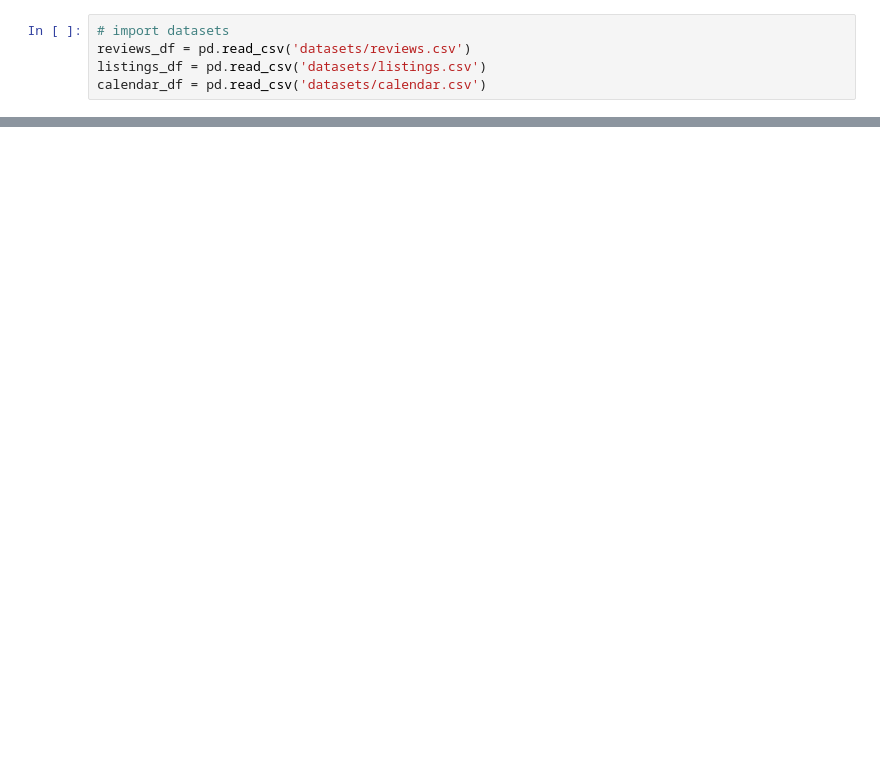
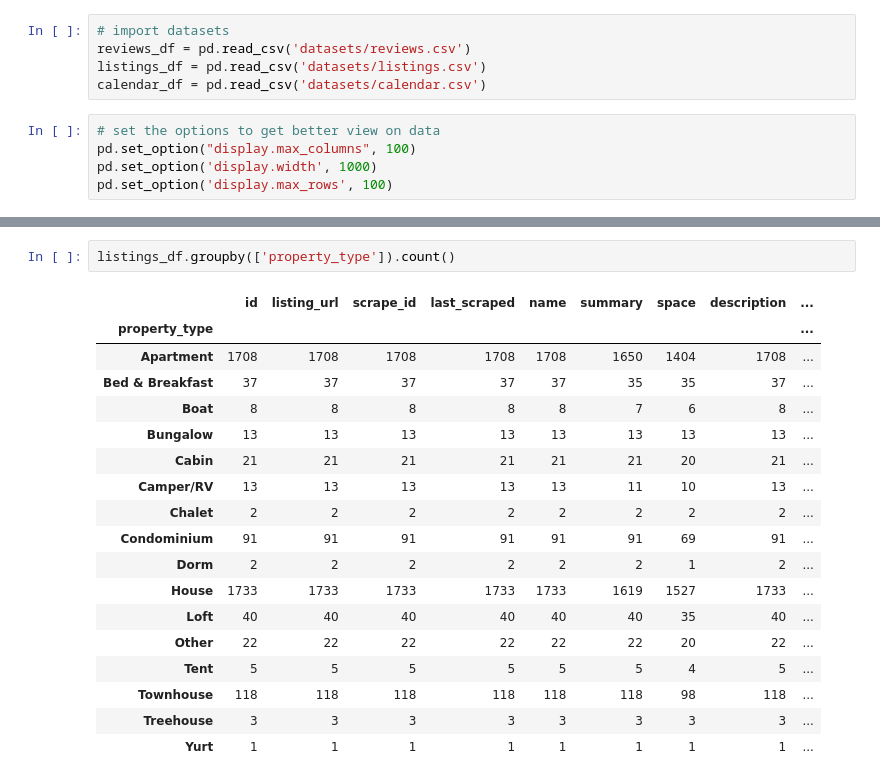
Before and after one commit to jonaletil/Write-A-Data-Science-Blog-Post, a Jupyter notebook: seattle_airbnb_open_data.ipynb, the cells around one changed output, grey strips where cells are left out. Saved outputs shown, nothing was run; the diff lists cells and outputs as text; blank space fills up the shorter version.

Commit message:
importing and analyzing the data

```diff
--- a/seattle_airbnb_open_data.ipynb
+++ b/seattle_airbnb_open_data.ipynb
@@ -10,3 +36,8 @@ import seaborn as sns
 reviews_df = pd.read_csv('datasets/reviews.csv')
 listings_df = pd.read_csv('datasets/listings.csv')
 calendar_df = pd.read_csv('datasets/calendar.csv')
+# %%
+# set the options to get better view on data
+pd.set_option("display.max_columns", 100)
+pd.set_option('display.width', 1000)
+pd.set_option('display.max_rows', 100)
@@ -30,0 +137,21 @@ listings_df.head()
+# %%
+listings_df.groupby(['property_type']).count()
+# %% [output]
+|  | id | listing_url | scrape_id | last_scraped | name | summary | space | description | ... |
+| property_type |  |  |  |  |  |  |  |  | ... |
+| Apartment | 1708 | 1708 | 1708 | 1708 | 1708 | 1650 | 1404 | 1708 | ... |
+| Bed & Breakfast | 37 | 37 | 37 | 37 | 37 | 35 | 35 | 37 | ... |
+| Boat | 8 | 8 | 8 | 8 | 8 | 7 | 6 | 8 | ... |
+| Bungalow | 13 | 13 | 13 | 13 | 13 | 13 | 13 | 13 | ... |
+| Cabin | 21 | 21 | 21 | 21 | 21 | 21 | 20 | 21 | ... |
+| Camper/RV | 13 | 13 | 13 | 13 | 13 | 11 | 10 | 13 | ... |
+| Chalet | 2 | 2 | 2 | 2 | 2 | 2 | 2 | 2 | ... |
+| Condominium | 91 | 91 | 91 | 91 | 91 | 91 | 69 | 91 | ... |
+| Dorm | 2 | 2 | 2 | 2 | 2 | 2 | 1 | 2 | ... |
+| House | 1733 | 1733 | 1733 | 1733 | 1733 | 1619 | 1527 | 1733 | ... |
+| Loft | 40 | 40 | 40 | 40 | 40 | 40 | 35 | 40 | ... |
+| Other | 22 | 22 | 22 | 22 | 22 | 22 | 20 | 22 | ... |
+| Tent | 5 | 5 | 5 | 5 | 5 | 5 | 4 | 5 | ... |
+| Townhouse | 118 | 118 | 118 | 118 | 118 | 118 | 98 | 118 | ... |
+| Treehouse | 3 | 3 | 3 | 3 | 3 | 3 | 3 | 3 | ... |
+| Yurt | 1 | 1 | 1 | 1 | 1 | 1 | 1 | 1 | ... |
```
Also changed, not shown: parts of 19 cells of this notebook.
